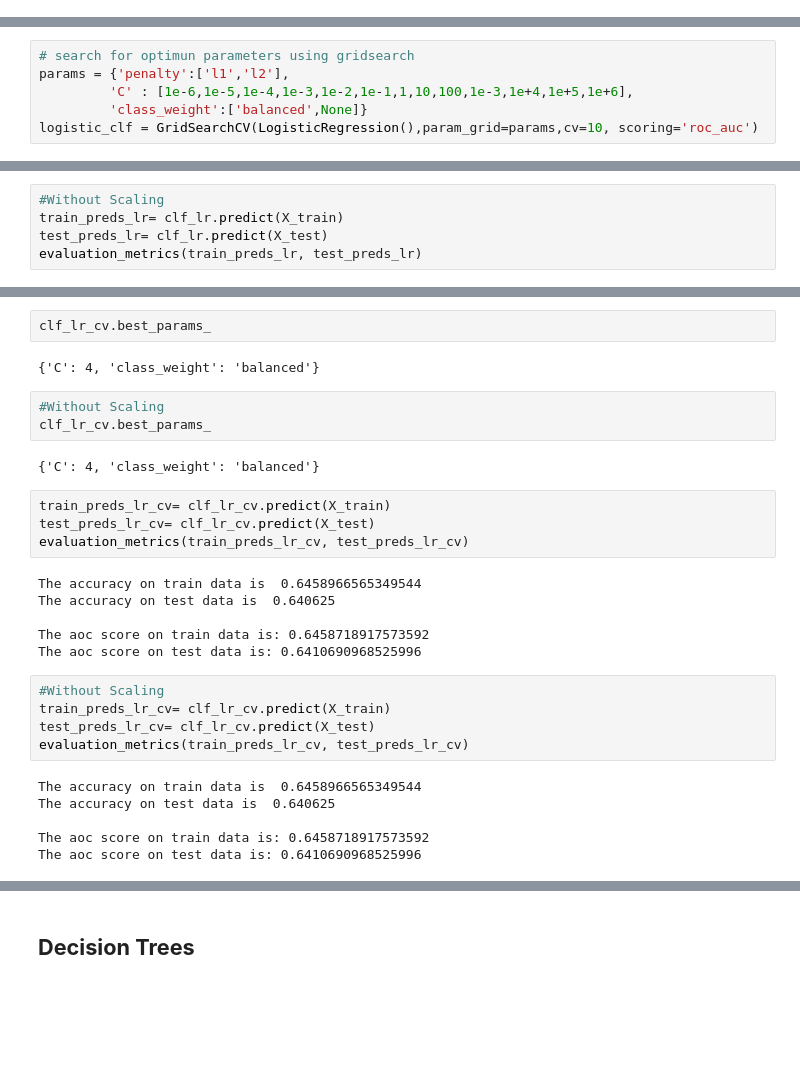
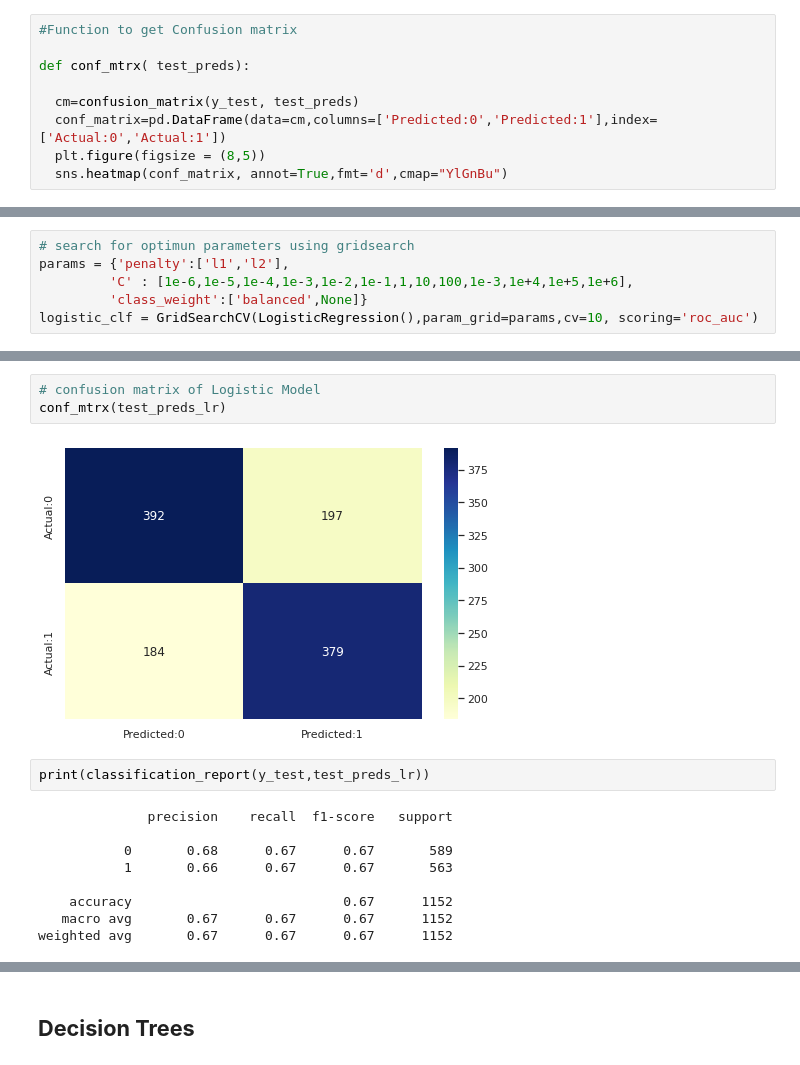
Before and after one commit to Abhishek-Shubham001/Cardiovascular-Risk-Prediction, a Jupyter notebook: Cardiovascular_Risk_Prediction_Capstone_Project.ipynb, the cells around one changed output, grey strips where cells are left out. Drawn from its saved outputs; the diff is of its cells as text; blank space fills up the shorter version.

```diff
--- a/Cardiovascular_Risk_Prediction_Capstone_Project.ipynb
+++ b/Cardiovascular_Risk_Prediction_Capstone_Project.ipynb
@@ -702,3 +694,12 @@ def evaluation_metrics(train_preds, test_preds):
 
   print("\nThe aoc score on train data is:", train_aoc)
   print("The aoc score on test data is:", test_aoc)
+# %%
+#Function to get Confusion matrix
+
+def conf_mtrx( test_preds):
+
+  cm=confusion_matrix(y_test, test_preds)
+  conf_matrix=pd.DataFrame(data=cm,columns=['Predicted:0','Predicted:1'],index=['Actual:0','Actual:1'])
+  plt.figure(figsize = (8,5))
+  sns.heatmap(conf_matrix, annot=True,fmt='d',cmap="YlGnBu")
@@ -740,5 +771,0 @@ The aoc score on test data is: 0.6676201045213157
-# %%
-#Without Scaling
-train_preds_lr= clf_lr.predict(X_train)
-test_preds_lr= clf_lr.predict(X_test)
-evaluation_metrics(train_preds_lr, test_preds_lr)
@@ -847,30 +772,16 @@ Please also refer to the documentation for alternative solver options:
-# %%
-clf_lr_cv.best_params_
-# %% [output]
-{'C': 4, 'class_weight': 'balanced'}
-# %%
-#Without Scaling
-clf_lr_cv.best_params_
-# %% [output]
-{'C': 4, 'class_weight': 'balanced'}
-# %%
-train_preds_lr_cv= clf_lr_cv.predict(X_train)
-test_preds_lr_cv= clf_lr_cv.predict(X_test)
-evaluation_metrics(train_preds_lr_cv, test_preds_lr_cv)
-# %% [output]
-The accuracy on train data is  0.6458966565349544
-The accuracy on test data is  0.640625
-
-The aoc score on train data is: 0.6458718917573592
-The aoc score on test data is: 0.6410690968525996
-# %%
-#Without Scaling
-train_preds_lr_cv= clf_lr_cv.predict(X_train)
-test_preds_lr_cv= clf_lr_cv.predict(X_test)
-evaluation_metrics(train_preds_lr_cv, test_preds_lr_cv)
-# %% [output]
-The accuracy on train data is  0.6458966565349544
-The accuracy on test data is  0.640625
-
-The aoc score on train data is: 0.6458718917573592
-The aoc score on test data is: 0.6410690968525996
+# %%
+# confusion matrix of Logistic Model
+conf_mtrx(test_preds_lr)
+# %% [output]
+[figure, added]
+# %%
+print(classification_report(y_test,test_preds_lr))
+# %% [output]
+              precision    recall  f1-score   support
+
+           0       0.68      0.67      0.67       589
+           1       0.66      0.67      0.67       563
+
+    accuracy                           0.67      1152
+   macro avg       0.67      0.67      0.67      1152
+weighted avg       0.67      0.67      0.67      1152
```
Also changed, not shown: parts of 91 cells of this notebook.
